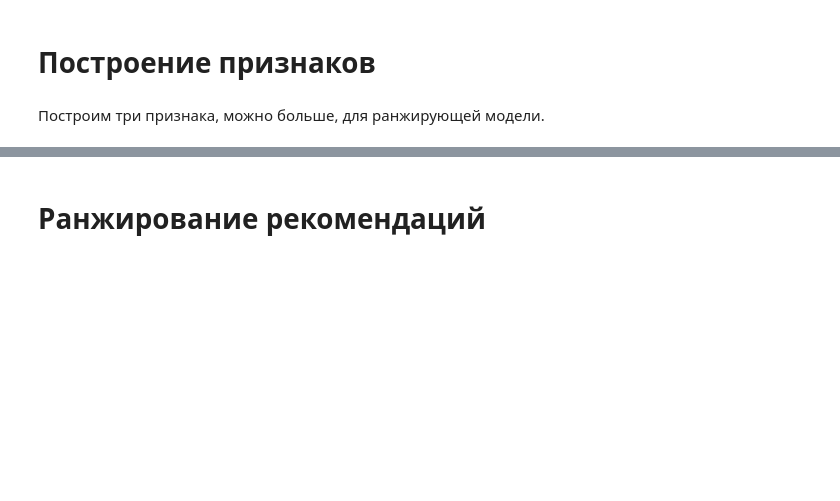
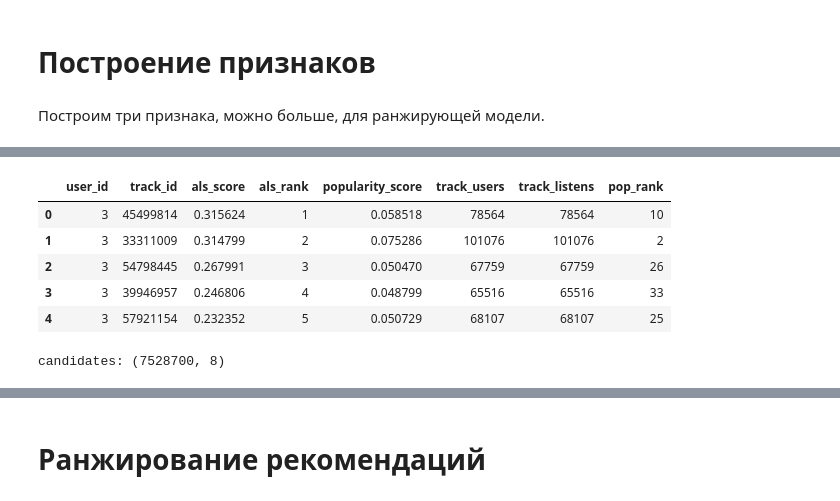
Before and after one commit to spbvt/mle-project-sprint-4-v001, a Jupyter notebook: recommendations.ipynb, the cells around one changed output, grey strips where cells are left out. Drawn from its saved outputs; the diff is of its cells as text; code cells hidden in the pictures; blank space fills up the shorter version.

```diff
--- a/recommendations.ipynb
+++ b/recommendations.ipynb
@@ -578,0 +744,18 @@ events.parquet: 1001.07 MB
+# %%
+# Кодируем пользователей и треки в последовательные индексы
+
+user_encoder = LabelEncoder()
+user_encoder.fit(events["user_id"])
+
+item_encoder = LabelEncoder()
+item_encoder.fit(items["track_id"])
+
+events_train["user_id_enc"] = user_encoder.transform(events_train["user_id"])
+events_test["user_id_enc"] = user_encoder.transform(events_test["user_id"])
+
+items["track_id_enc"] = item_encoder.transform(items["track_id"])
+events_train["track_id_enc"] = item_encoder.transform(events_train["track_id"])
+events_test["track_id_enc"] = item_encoder.transform(events_test["track_id"])
+
+print("encoded users:", len(user_encoder.classes_))
+print("encoded tracks:", len(item_encoder.classes_))
@@ -586,0 +1190,50 @@ events.parquet: 1001.07 MB
+# %%
+# Собираем кандидаты и признаки
+
+# Используем ALS-рекомендации как кандидаты для ранжирования
+
+candidates = personal_als.rename(
+    columns={
+        "score": "als_score",
+        "rank": "als_rank",
+    }
+).copy()
+
+# Признаки популярности трека, рассчитанные только по train
+
+track_features = top_popular[[
+    "track_id",
+    "score",
+    "users",
+    "listens",
+    "rank",
+]].rename(
+    columns={
+        "score": "popularity_score",
+        "users": "track_users",
+        "listens": "track_listens",
+        "rank": "pop_rank",
+    }
+)
+
+candidates = candidates.merge(
+    track_features,
+    on="track_id",
+    how="left",
+)
+
+candidates[["popularity_score", "track_users", "track_listens", "pop_rank"]] = (
+    candidates[["popularity_score", "track_users", "track_listens", "pop_rank"]]
+    .fillna(0)
+)
+
+display(candidates.head())
+print("candidates:", candidates.shape)
+# %% [output]
+|  | user_id | track_id | als_score | als_rank | popularity_score | track_users | track_listens | pop_rank |
+| 0 | 3 | 45499814 | 0.315624 | 1 | 0.058518 | 78564 | 78564 | 10 |
+| 1 | 3 | 33311009 | 0.314799 | 2 | 0.075286 | 101076 | 101076 | 2 |
+| 2 | 3 | 54798445 | 0.267991 | 3 | 0.050470 | 67759 | 67759 | 26 |
+| 3 | 3 | 39946957 | 0.246806 | 4 | 0.048799 | 65516 | 65516 | 33 |
+| 4 | 3 | 57921154 | 0.232352 | 5 | 0.050729 | 68107 | 68107 | 25 |
+candidates: (7528700, 8)
```
Also changed, not shown: parts of 40 cells of this notebook, 1 other file.
